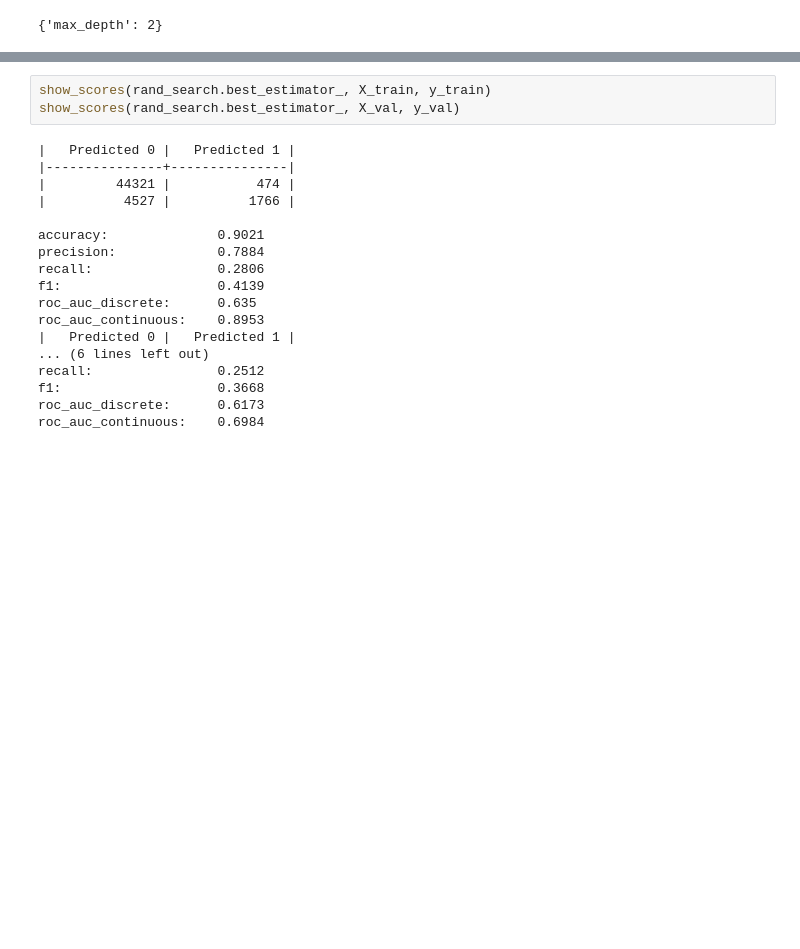
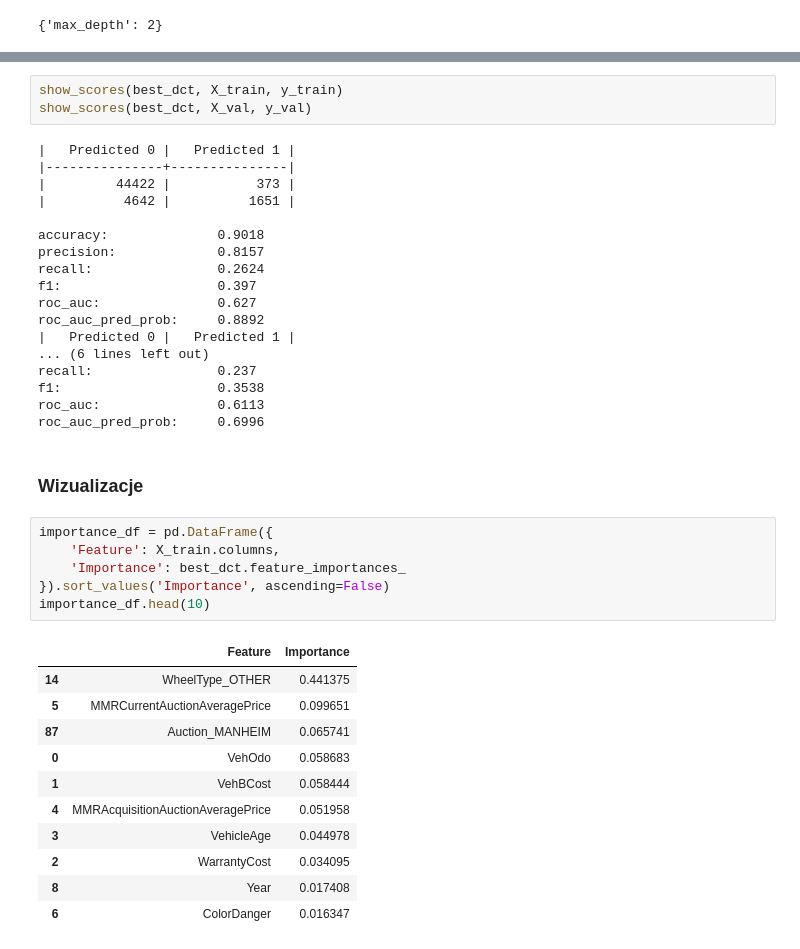
Before and after one commit to Koliber216/DontGetKicked-ML-Classification, a Jupyter notebook: model_notebooks/Decision_tree.ipynb, the cells around one changed output, grey strips where cells are left out. Drawn from its saved outputs; the diff is of its cells as text; blank space fills up the shorter version.

```diff
--- a/model_notebooks/Decision_tree.ipynb
+++ b/model_notebooks/Decision_tree.ipynb
@@ -123,21 +153,41 @@ rand_search.best_params_
 # %%
-show_scores(rand_search.best_estimator_, X_train, y_train)
-show_scores(rand_search.best_estimator_, X_val, y_val)
+show_scores(best_dct, X_train, y_train)
+show_scores(best_dct, X_val, y_val)
 # %% [output]
 |   Predicted 0 |   Predicted 1 |
 |---------------+---------------|
-|         44321 |           474 |
-|          4527 |          1766 |
+|         44422 |           373 |
+|          4642 |          1651 |
 
-accuracy:              0.9021
-precision:             0.7884
-recall:                0.2806
-f1:                    0.4139
-roc_auc_discrete:      0.635
-roc_auc_continuous:    0.8953
+accuracy:              0.9018
+precision:             0.8157
+recall:                0.2624
+f1:                    0.397
+roc_auc:               0.627
+roc_auc_pred_prob:     0.8892
 |   Predicted 0 |   Predicted 1 |
 ... (6 lines left out)
-recall:                0.2512
-f1:                    0.3668
-roc_auc_discrete:      0.6173
-roc_auc_continuous:    0.6984
+recall:                0.237
+f1:                    0.3538
+roc_auc:               0.6113
+roc_auc_pred_prob:     0.6996
+# %% [markdown]
+### Wizualizacje
+# %%
+importance_df = pd.DataFrame({
+    'Feature': X_train.columns,
+    'Importance': best_dct.feature_importances_
+}).sort_values('Importance', ascending=False)
+importance_df.head(10)
+# %% [output]
+|  | Feature | Importance |
+| 14 | WheelType_OTHER | 0.441375 |
+| 5 | MMRCurrentAuctionAveragePrice | 0.099651 |
+| 87 | Auction_MANHEIM | 0.065741 |
+| 0 | VehOdo | 0.058683 |
+| 1 | VehBCost | 0.058444 |
+| 4 | MMRAcquisitionAuctionAveragePrice | 0.051958 |
+| 3 | VehicleAge | 0.044978 |
+| 2 | WarrantyCost | 0.034095 |
+| 8 | Year | 0.017408 |
+| 6 | ColorDanger | 0.016347 |
```
Also changed, not shown: parts of 17 cells of this notebook, 2 other files.
